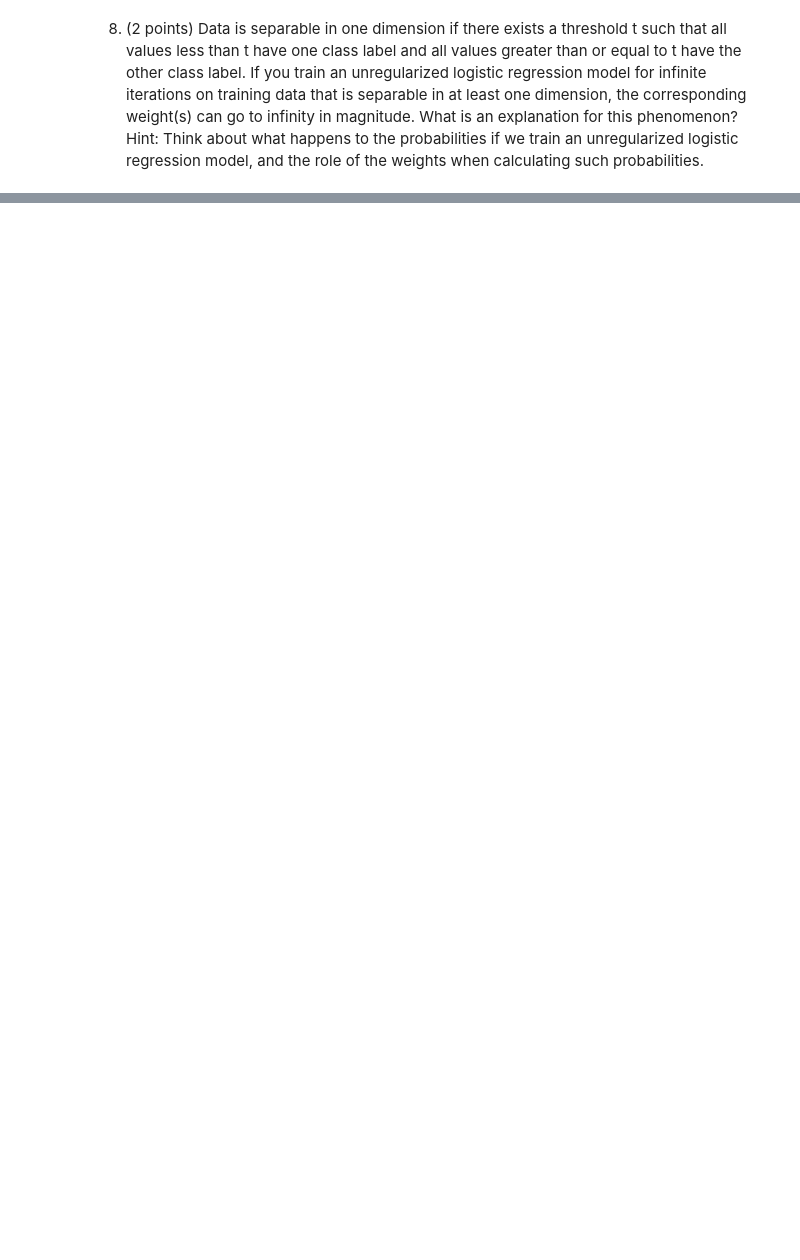
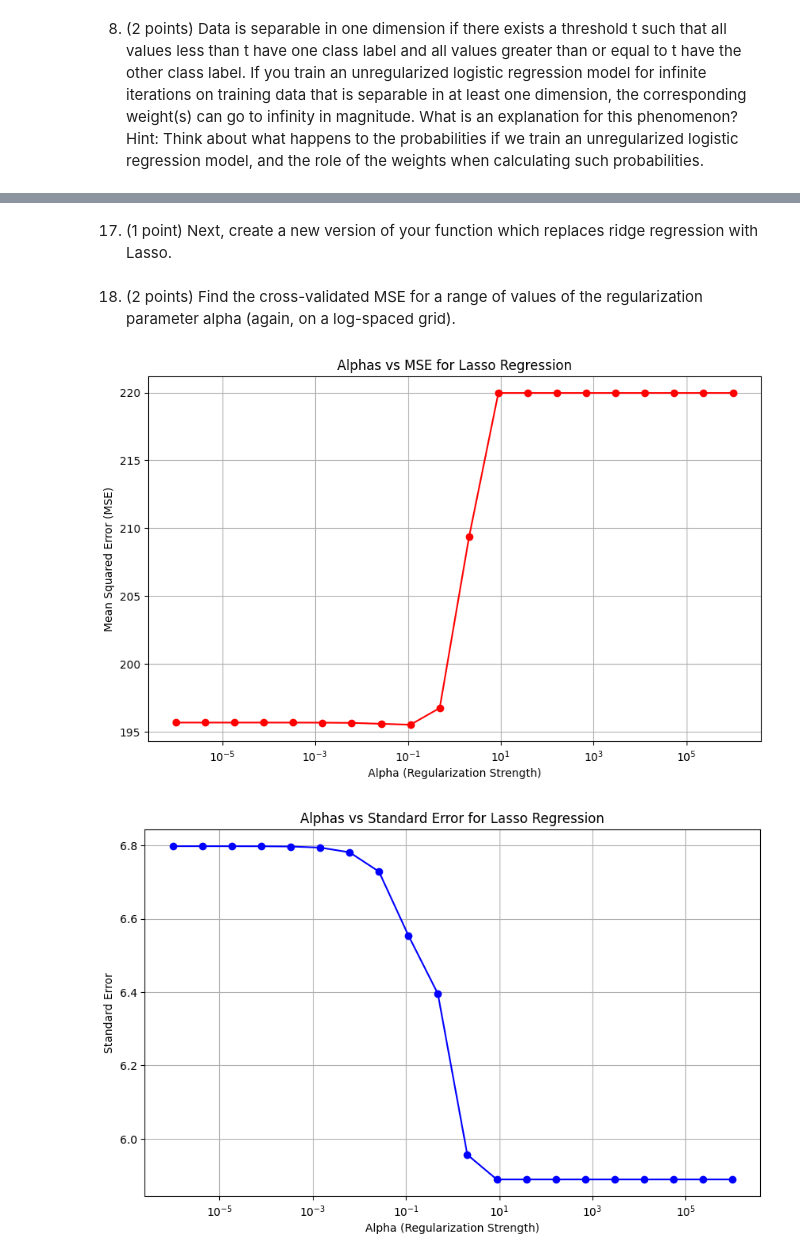
Before and after one commit to felipeq22/MachineLearning_Fundamentals, a Jupyter notebook: notebooks/classification_models.ipynb, the cells around one changed output, grey strips where cells are left out. Cells and saved outputs as stored; diff of their text form; code cells hidden in the pictures; blank space fills up the shorter version.

```diff
--- a/notebooks/classification_models.ipynb
+++ b/notebooks/classification_models.ipynb
@@ -110,0 +353,49 @@ Hint: Think about what happens to the probabilities if we train an unregularized
+# %% [markdown]
+17. (1 point) Next, create a new version of your function which replaces ridge regression with Lasso.
+# %%
+def create_ols_pipeline(regularization_strength, model):
+
+    if model == 'Ridge':
+
+        model = Ridge(regularization_strength)
+
+
+    elif model == 'Lasso':
+
+        model = Lasso(regularization_strength)
+
+    return make_pipeline(SimpleImputer(strategy = 'mean'),
+                         StandardScaler(),
+                         model)
+# %% [markdown]
+18. (2 points) Find the cross-validated MSE for a range of values of the regularization parameter alpha (again, on a log-spaced grid).
+# %%
+alphas = np.logspace(-6, 6, num = 20, base = 10)
+mses_total = []
+standarderror = []
+for alpha in alphas:
+
+    mses  = cross_val_score(create_ols_pipeline(alpha,'Lasso'), X_train, y_train, cv = kf, scoring=make_scorer(mean_squared_error))
+    mses_total.append(np.mean(mses))
+    standarderror.append(np.std(mses) / np.sqrt(mses.shape[0]))
+
+plt.figure(figsize=(10, 6))
+plt.plot(alphas, mses_total, marker='o', color='r')
+plt.xscale('log')
+plt.xlabel('Alpha (Regularization Strength)')
+plt.ylabel('Mean Squared Error (MSE)')
+plt.title('Alphas vs MSE for Lasso Regression')
+plt.grid(True)
+plt.show()
+
+plt.figure(figsize=(10, 6))
+plt.plot(alphas, standarderror, marker='o', color='b')
+plt.xscale('log')
+plt.xlabel('Alpha (Regularization Strength)')
+plt.ylabel('Standard Error')
+plt.title('Alphas vs Standard Error for Lasso Regression')
+plt.grid(True)
+plt.show()
+# %% [output]
+[figure, added]
+[figure, added]
```
Also changed, not shown: parts of 32 cells of this notebook.
